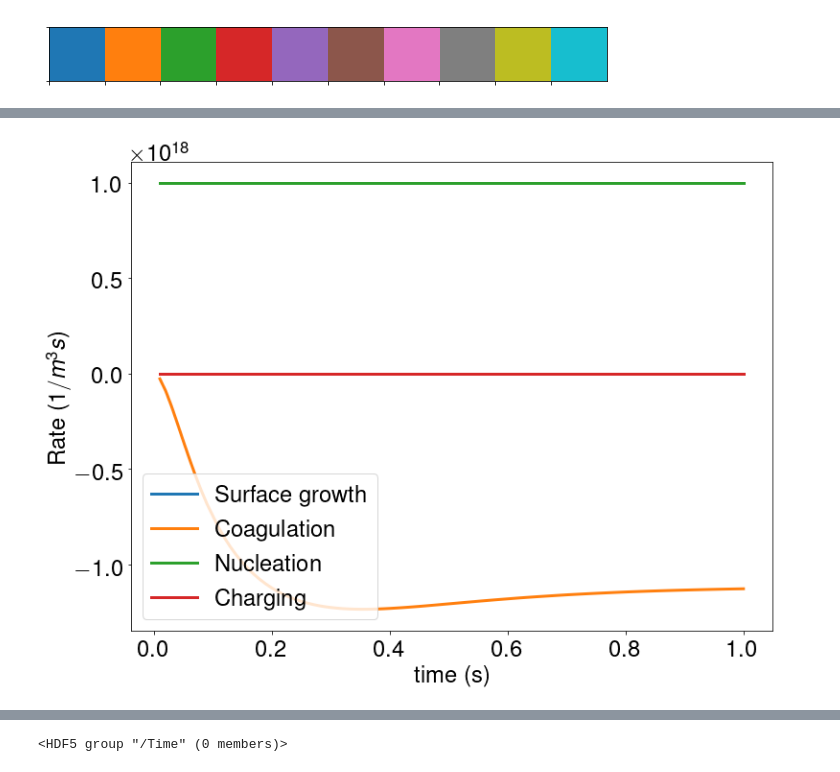
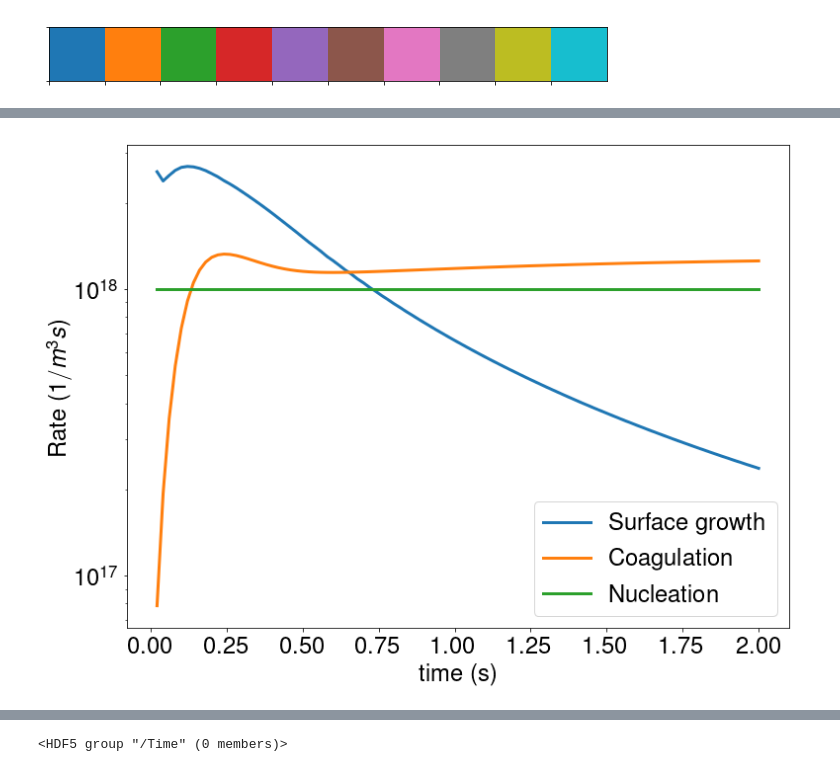
Before and after one commit to caos21/ndust, a Jupyter notebook: press/plot-results.ipynb, the cells around one changed output, grey strips where cells are left out. Cells and saved outputs as stored; diff of their text form; code cells hidden in the pictures.

```diff
--- a/press/plot-results.ipynb
+++ b/press/plot-results.ipynb
@@ -88,11 +121,25 @@ pp.sns.palplot(current_palette)
 #nanof = "nano-coulomb"
 #gridf = "grid-coulomb-200nm"
 
-nanof = "nano-mpc"
-gridf = "grid-mpc"
+#nanof = "nano-mpc"
+#gridf = "grid-mpc"
+
+# nanof = "nano-mpc-100x50-pairs-4s"
+# gridf = "grid-mpc-100x50-pairs"
 
 #nanof = "nano-pairs"
 #gridf = "minimal-ipa-pairs"
+
+# nanof = "nano-mpc-dt1ms-t3s"
+#nanof = "nano-fixed-mpc-1s"
+#nanof = "nano"
+#gridf = "grid"
+
+
+#gridf = "grid-coulomb-100x50-pairs"
+#nanof = "nano-rates-coulomb-4s"
+nanof = "nano-fixed-coulomb-120x50-2s"
+gridf = "grid-coulomb-120x50"
 # %%
 pt = pp.plot(nanof, gridf, xc)
 # %%
@@ -150,13 +256,13 @@ total_rate(pt.nucleation_group, time, nucleation_rate)
 # %%
 fig, ax1 = plt.subplots(figsize=(12, 9))
-ax1.plot(time, sg_rate, lw=3, label='Surface growth')
+ax1.plot(time, np.abs(sg_rate), lw=3, label='Surface growth')
 ax1.plot(time, coagulation_rate, lw=3, label='Coagulation')
 ax1.plot(time, nucleation_rate, lw=3, label='Nucleation')
-ax1.plot(time, charging_rate, lw=3, label='Charging')
+#ax1.plot(time, charging_rate, lw=3, label='Charging')
 ax1.set_xlabel('time (s)')
 ax1.set_ylabel('Rate ($1/m^3s$)')
-#ax1.set_yscale('log')
+ax1.set_yscale('log')
 plt.legend()
 plt.show()
 # %% [output]
-[figure, old version]
+[figure, new version]
```
Also changed, not shown: parts of 39 cells of this notebook, 1 other file.
